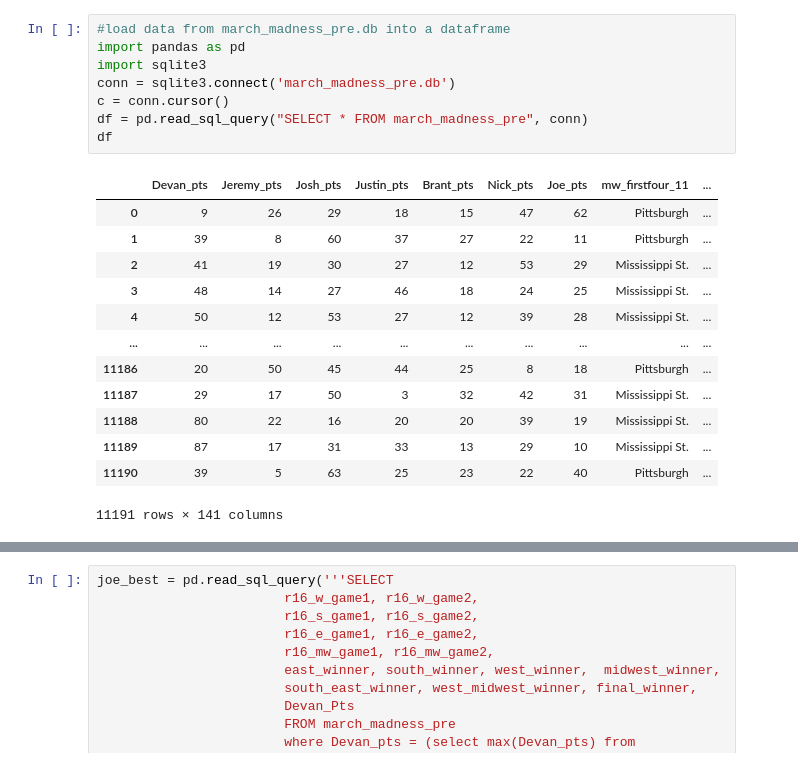
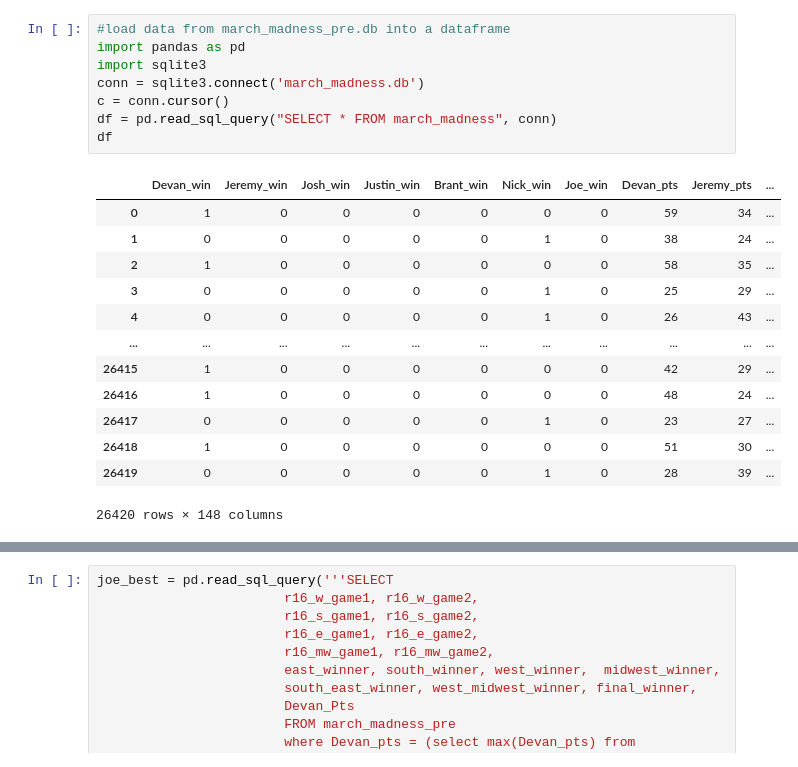
Before and after one commit to zobelj/MarchMadnessAuction, a Jupyter notebook: MarchMadness_2023/get_data.ipynb, the cells around one changed output, grey strips where cells are left out. Cells and saved outputs as stored; diff of their text form.

```diff
--- a/MarchMadness_2023/get_data.ipynb
+++ b/MarchMadness_2023/get_data.ipynb
@@ -1,22 +1,22 @@
 # %%
 #load data from march_madness_pre.db into a dataframe
 import pandas as pd
 import sqlite3
-conn = sqlite3.connect('march_madness_pre.db')
+conn = sqlite3.connect('march_madness.db')
 c = conn.cursor()
-df = pd.read_sql_query("SELECT * FROM march_madness_pre", conn)
+df = pd.read_sql_query("SELECT * FROM march_madness", conn)
 df
 # %% [output]
-|  | Devan_pts | Jeremy_pts | Josh_pts | Justin_pts | Brant_pts | Nick_pts | Joe_pts | mw_firstfour_11 | ... |
-| 0 | 9 | 26 | 29 | 18 | 15 | 47 | 62 | Pittsburgh | ... |
-| 1 | 39 | 8 | 60 | 37 | 27 | 22 | 11 | Pittsburgh | ... |
-| 2 | 41 | 19 | 30 | 27 | 12 | 53 | 29 | Mississippi St. | ... |
-| 3 | 48 | 14 | 27 | 46 | 18 | 24 | 25 | Mississippi St. | ... |
-| 4 | 50 | 12 | 53 | 27 | 12 | 39 | 28 | Mississippi St. | ... |
-| ... | ... | ... | ... | ... | ... | ... | ... | ... | ... |
-| 11186 | 20 | 50 | 45 | 44 | 25 | 8 | 18 | Pittsburgh | ... |
-| 11187 | 29 | 17 | 50 | 3 | 32 | 42 | 31 | Mississippi St. | ... |
-| 11188 | 80 | 22 | 16 | 20 | 20 | 39 | 19 | Mississippi St. | ... |
-| 11189 | 87 | 17 | 31 | 33 | 13 | 29 | 10 | Mississippi St. | ... |
-| 11190 | 39 | 5 | 63 | 25 | 23 | 22 | 40 | Pittsburgh | ... |
+|  | Devan_win | Jeremy_win | Josh_win | Justin_win | Brant_win | Nick_win | Joe_win | Devan_pts | Jeremy_pts | ... |
+| 0 | 1 | 0 | 0 | 0 | 0 | 0 | 0 | 59 | 34 | ... |
+| 1 | 0 | 0 | 0 | 0 | 0 | 1 | 0 | 38 | 24 | ... |
+| 2 | 1 | 0 | 0 | 0 | 0 | 0 | 0 | 58 | 35 | ... |
+| 3 | 0 | 0 | 0 | 0 | 0 | 1 | 0 | 25 | 29 | ... |
+| 4 | 0 | 0 | 0 | 0 | 0 | 1 | 0 | 26 | 43 | ... |
+| ... | ... | ... | ... | ... | ... | ... | ... | ... | ... | ... |
+| 26415 | 1 | 0 | 0 | 0 | 0 | 0 | 0 | 42 | 29 | ... |
+| 26416 | 1 | 0 | 0 | 0 | 0 | 0 | 0 | 48 | 24 | ... |
+| 26417 | 0 | 0 | 0 | 0 | 0 | 1 | 0 | 23 | 27 | ... |
+| 26418 | 1 | 0 | 0 | 0 | 0 | 0 | 0 | 51 | 30 | ... |
+| 26419 | 0 | 0 | 0 | 0 | 0 | 1 | 0 | 28 | 39 | ... |
-11191 rows × 141 columns
+26420 rows × 148 columns
```
Also changed, not shown: parts of 4 cells of this notebook, 6 other files.
